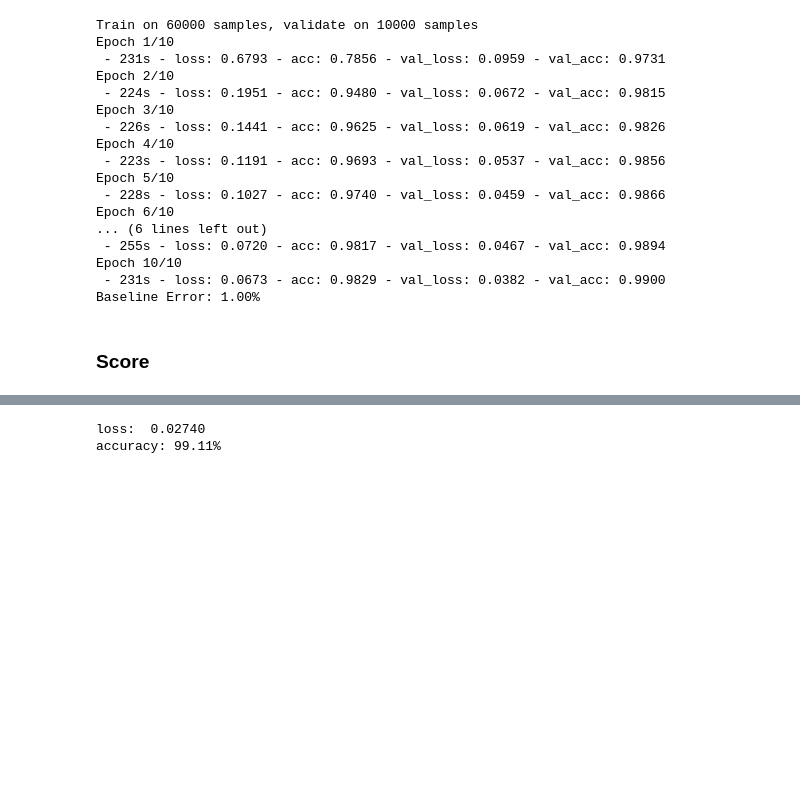
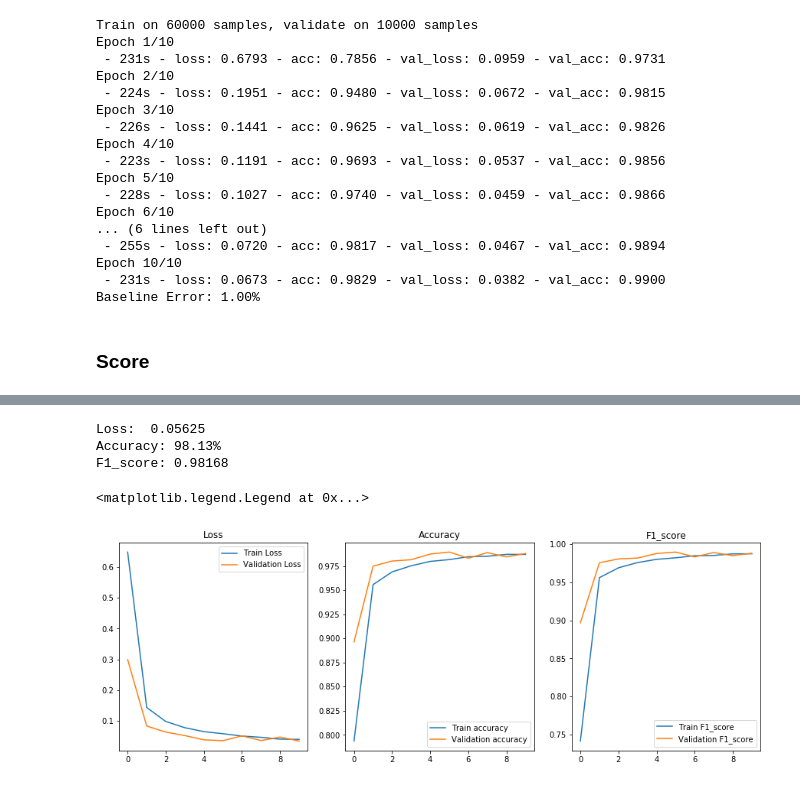
Before and after one commit to Intelligent-Systems-Phystech/2018-Project-9, a Jupyter notebook: Solomatin2018Project9/basic experiment.ipynb, the cells around one changed output, grey strips where cells are left out. Drawn from its saved outputs; the diff is of its cells as text; code cells hidden in the pictures; blank space fills up the shorter version.

```diff
--- a/Solomatin2018Project9/basic experiment.ipynb
+++ b/Solomatin2018Project9/basic experiment.ipynb
@@ -40,3 +43,20 @@ num_classes = y_test.shape[1]
+# %%
+def f1(y_true, y_pred):
+    def recall(y_true, y_pred):
+        true_positives = K.sum(K.round(K.clip(y_true * y_pred, 0, 1)))
+        possible_positives = K.sum(K.round(K.clip(y_true, 0, 1)))
+        recall = true_positives / (possible_positives + K.epsilon())
+        return recall
+
+    def precision(y_true, y_pred):
+        true_positives = K.sum(K.round(K.clip(y_true * y_pred, 0, 1)))
+        predicted_positives = K.sum(K.round(K.clip(y_pred, 0, 1)))
+        precision = true_positives / (predicted_positives + K.epsilon())
+        return precision
+
+    precision = precision(y_true, y_pred)
+    recall = recall(y_true, y_pred)
+    return 2*((precision*recall)/(precision+recall+K.epsilon()))
 # %% [markdown]
 ### Model
 # %%
@@ -55,7 +75,7 @@ def baseline_model():
 
     model.compile(loss = keras.losses.categorical_crossentropy,
                   optimizer = keras.optimizers.Adadelta(),
-                  metrics=['accuracy'])
+                  metrics=['accuracy', f1])
     return model
 # %%
 # build the model
@@ -87,7 +107,7 @@ Baseline Error: 1.00%
 ### Score
 # %%
 model = baseline_model()
-model.fit(X_train, y_train,
+history = model.fit(X_train, y_train,
           batch_size=512,
           epochs=10,
           verbose=1,
@@ -114,7 +133,26 @@ Epoch 10/10
 # %%
 scores = model.evaluate(X_test, y_test, verbose=0, )
-print(f'loss: {scores[0]: 0.5f}')
-print(f'accuracy:{scores[1]*100: 0.2f}%')
+print(f'Loss: {scores[0]: 0.5f}')
+print(f'Accuracy:{scores[1]*100: 0.2f}%')
+print(f'F1_score:{scores[2]: 0.5f}')
 # %% [output]
-loss:  0.02740
-accuracy: 99.11%
+Loss:  0.05625
+Accuracy: 98.13%
+F1_score: 0.98168
+# %%
+fig, ax = plt.subplots(1, 3, figsize=(15,5))
+ax[0].set_title('Loss')
+ax[0].plot(history.epoch, history.history["loss"], label="Train Loss")
+ax[0].plot(history.epoch, history.history["val_loss"], label="Validation Loss")
+ax[1].set_title('Accuracy')
+ax[1].plot(history.epoch, history.history["acc"], label="Train accuracy")
+ax[1].plot(history.epoch, history.history["val_acc"], label="Validation accuracy")
+ax[2].set_title('F1_score')
+ax[2].plot(history.epoch, history.history["f1"], label="Train F1_score")
+ax[2].plot(history.epoch, history.history["val_f1"], label="Validation F1_score")
+ax[0].legend()
+ax[1].legend()
+ax[2].legend()
+# %% [output]
+<matplotlib.legend.Legend at 0x...>
+[figure, added]
```
Also changed, not shown: parts of 3 cells of this notebook, 5 other files.
